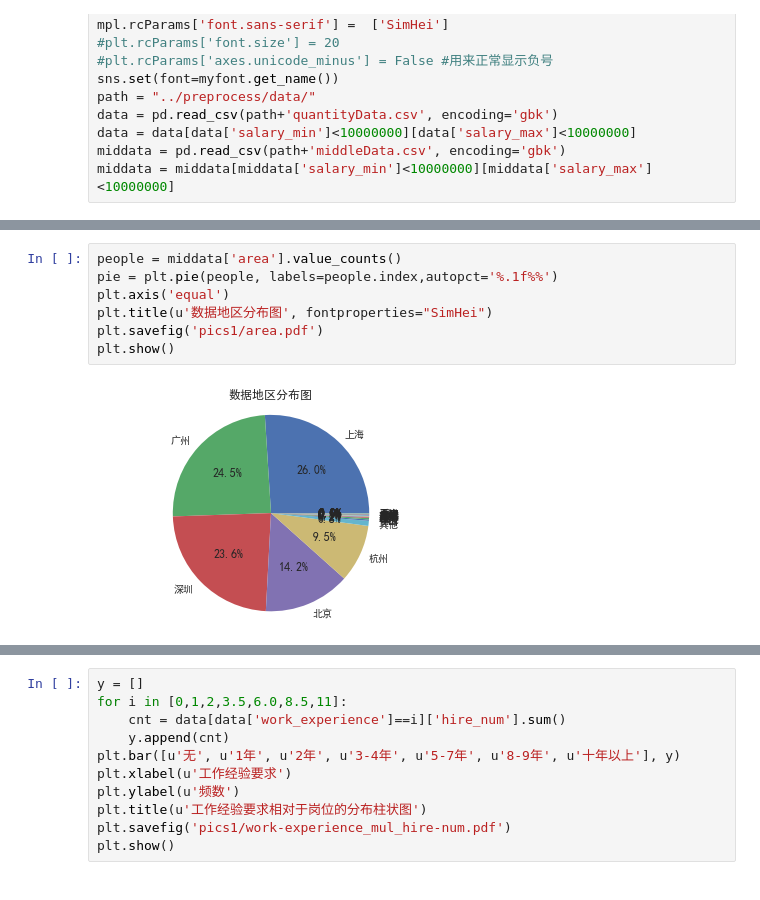
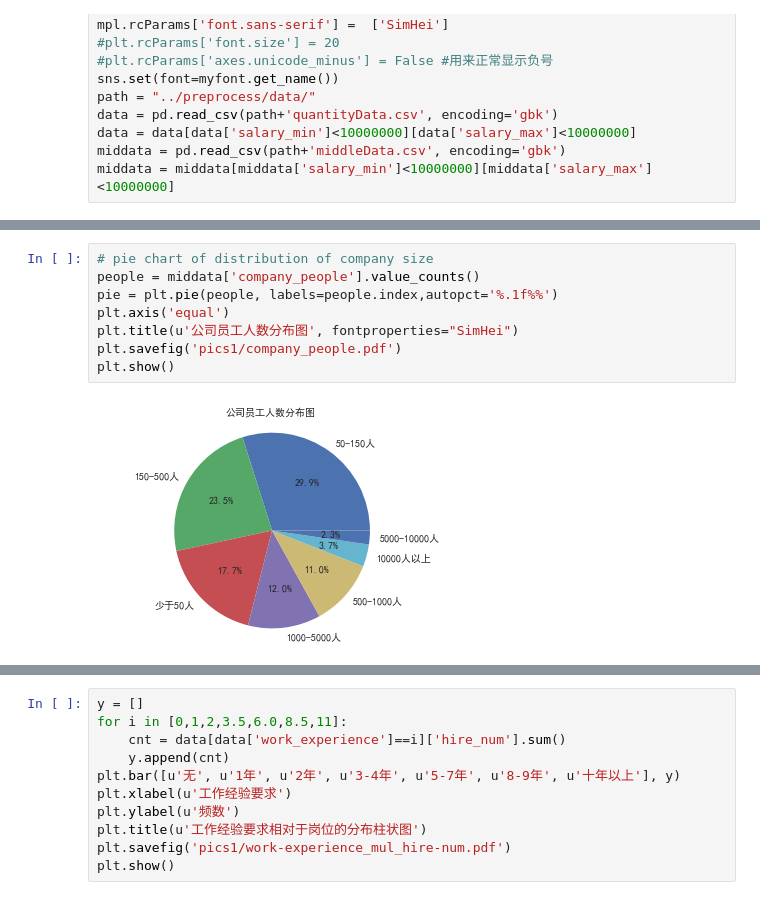
Before and after one commit to wangjksjtu/Data-Mining-51Job, a Jupyter notebook: pics/preprocess.ipynb, the cells around one changed output, grey strips where cells are left out. Saved outputs shown, nothing was run; the diff lists cells and outputs as text.

```diff
--- a/pics/preprocess.ipynb
+++ b/pics/preprocess.ipynb
@@ -70,9 +138,10 @@ plt.show()
 # %%
-people = middata['area'].value_counts()
+# pie chart of distribution of company size
+people = middata['company_people'].value_counts()
 pie = plt.pie(people, labels=people.index,autopct='%.1f%%')
 plt.axis('equal')
-plt.title(u'数据地区分布图', fontproperties="SimHei")
-plt.savefig('pics1/area.pdf')
+plt.title(u'公司员工人数分布图', fontproperties="SimHei")
+plt.savefig('pics1/company_people.pdf')
 plt.show()
 # %% [output]
-[figure, old version]
+[figure, new version]
```
Also changed, not shown: parts of 22 cells of this notebook, 22 other files.
